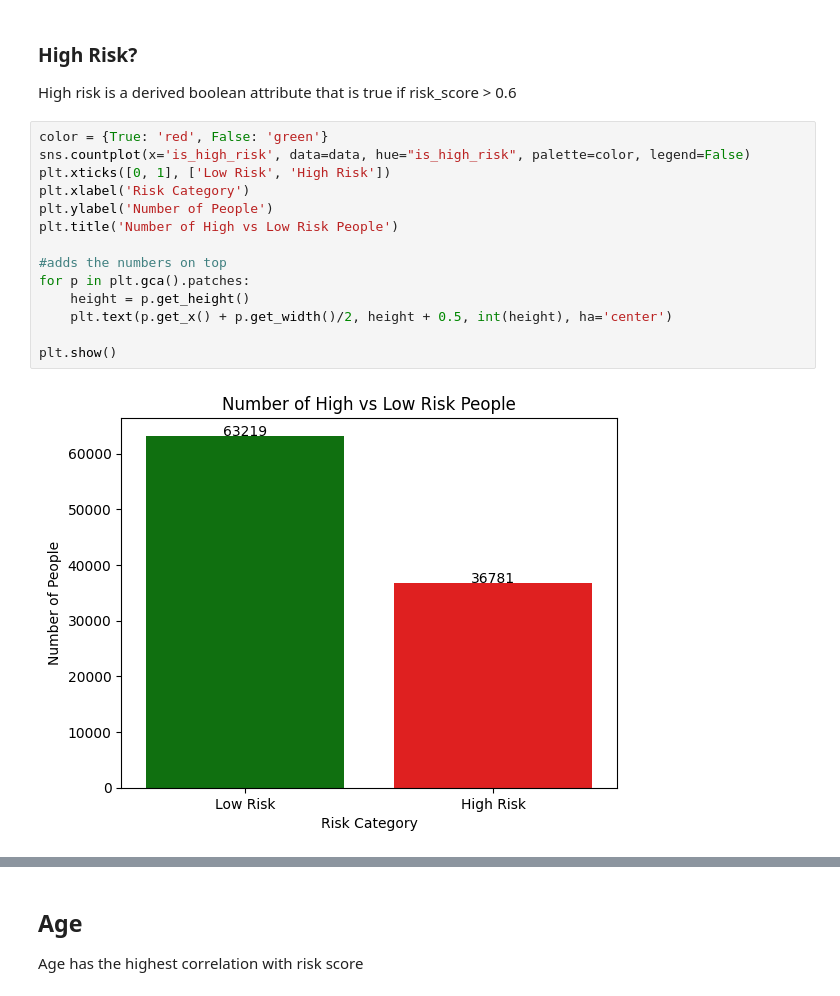
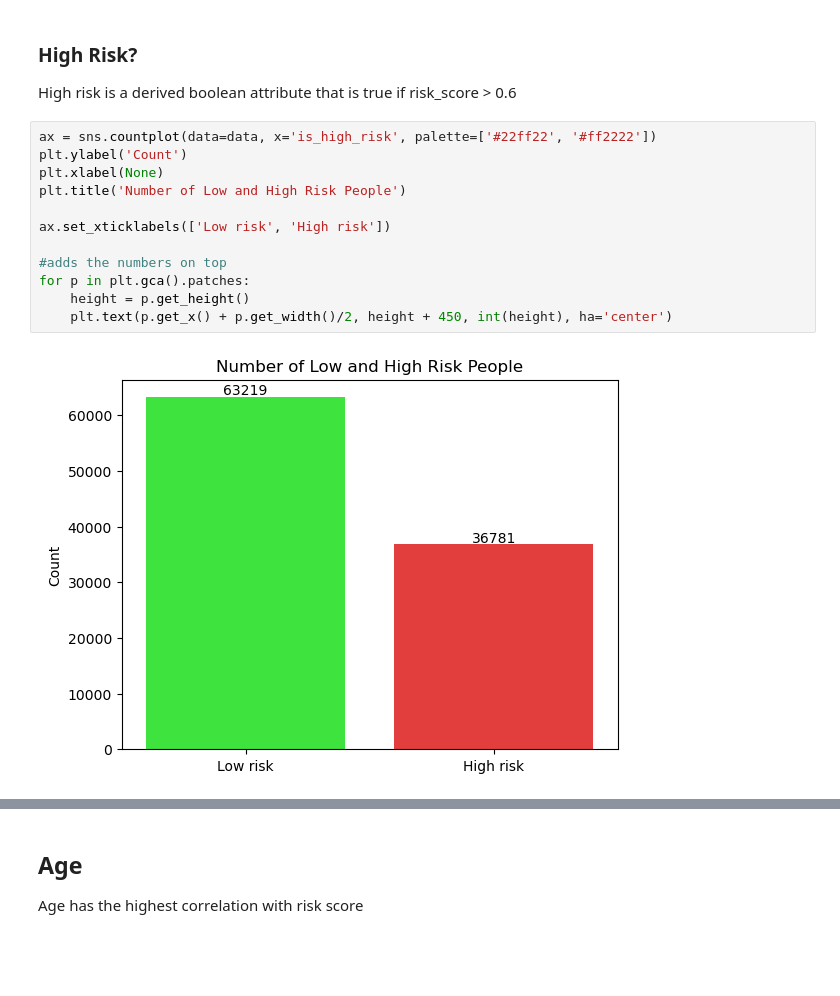
Before and after one commit to Abled773/HI-Risk-Prediction-and-Analysis, a Jupyter notebook: Risk_Analysis_and_Prediction.ipynb, the cells around one changed output, grey strips where cells are left out. Cells and saved outputs as stored; diff of their text form; blank space fills up the shorter version.

Commit message:
Fix graphs broken by last change and add new ones

```diff
--- a/Risk_Analysis_and_Prediction.ipynb
+++ b/Risk_Analysis_and_Prediction.ipynb
@@ -411,19 +425,17 @@ negative_risk_score_correlations = (strong_corr[strong_corr < 0].sort_values().h
 
 High risk is a derived boolean attribute that is true if risk_score > 0.6
 # %%
-color = {True: 'red', False: 'green'}
-sns.countplot(x='is_high_risk', data=data, hue="is_high_risk", palette=color, legend=False)
-plt.xticks([0, 1], ['Low Risk', 'High Risk'])
-plt.xlabel('Risk Category')
-plt.ylabel('Number of People')
-plt.title('Number of High vs Low Risk People')
+ax = sns.countplot(data=data, x='is_high_risk', palette=['#22ff22', '#ff2222'])
+plt.ylabel('Count')
+plt.xlabel(None)
+plt.title('Number of Low and High Risk People')
+
+ax.set_xticklabels(['Low risk', 'High risk'])
 
 #adds the numbers on top
 for p in plt.gca().patches:
     height = p.get_height()
-    plt.text(p.get_x() + p.get_width()/2, height + 0.5, int(height), ha='center')
-
-plt.show()
+    plt.text(p.get_x() + p.get_width()/2, height + 450, int(height), ha='center')
 # %% [output]
-[figure, old version]
+[figure, new version]
 # %%
```
Also changed, not shown: parts of 33 cells of this notebook.
